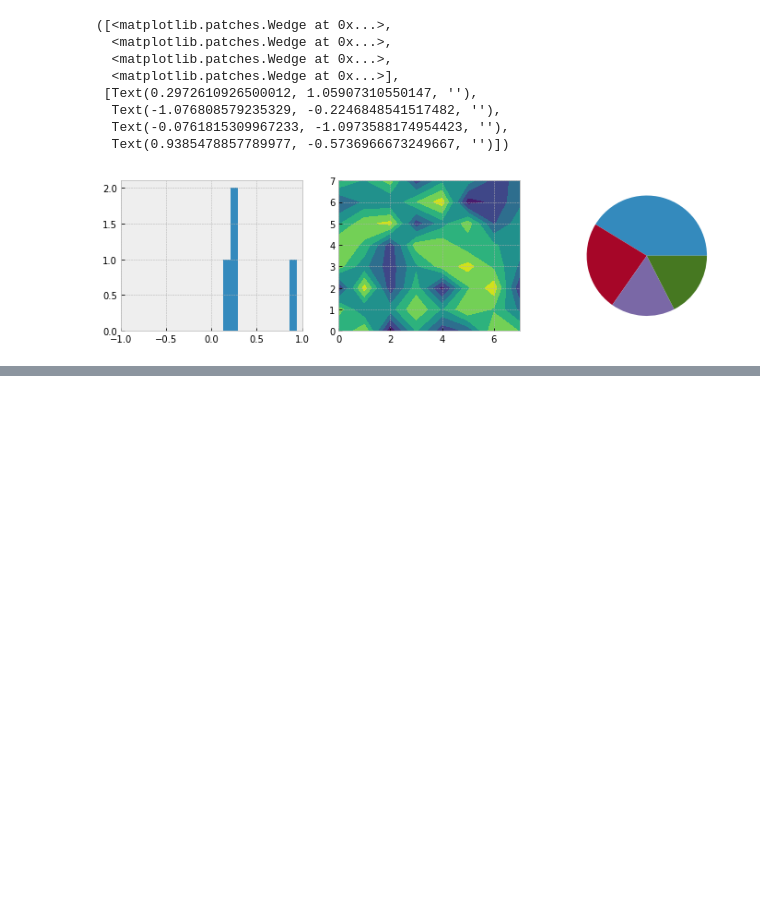
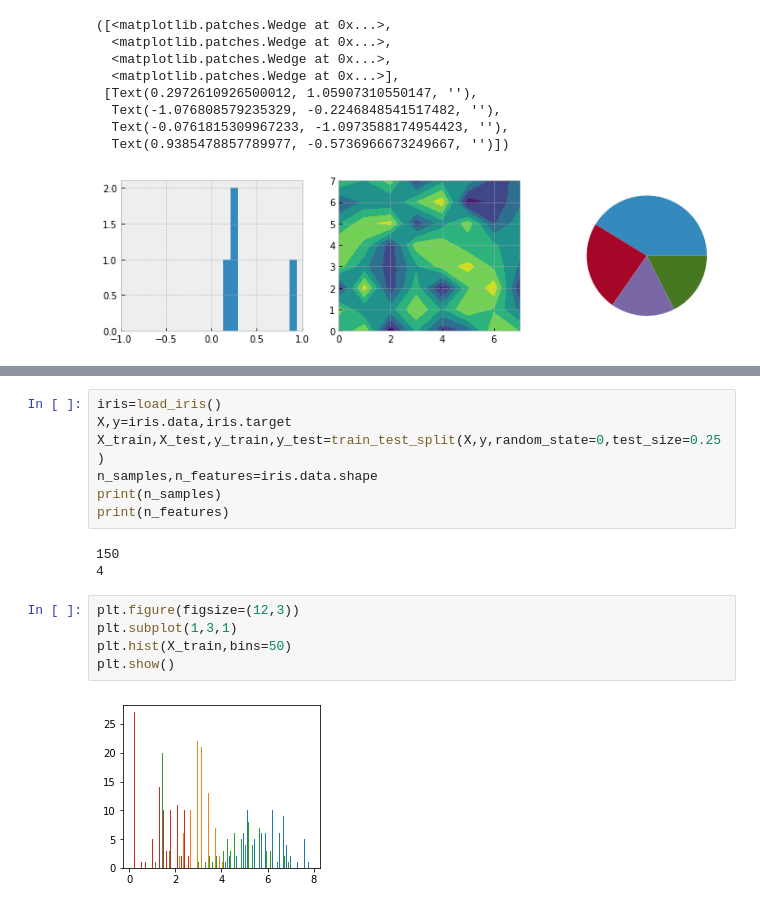
Before and after one commit to Amirserajj/ML-Lab, a Jupyter notebook: Review_1.ipynb, the cells around one changed output, grey strips where cells are left out. Cells and saved outputs as stored; diff of their text form; blank space fills up the shorter version.

```diff
--- a/Review_1.ipynb
+++ b/Review_1.ipynb
@@ -75,0 +84,17 @@ plt.pie(x)
+# %%
+iris=load_iris()
+X,y=iris.data,iris.target
+X_train,X_test,y_train,y_test=train_test_split(X,y,random_state=0,test_size=0.25)
+n_samples,n_features=iris.data.shape
+print(n_samples)
+print(n_features)
+# %% [output]
+150
+4
+# %%
+plt.figure(figsize=(12,3))
+plt.subplot(1,3,1)
+plt.hist(X_train,bins=50)
+plt.show()
+# %% [output]
+[figure, added]
```
Also changed, not shown: parts of 4 cells of this notebook.
